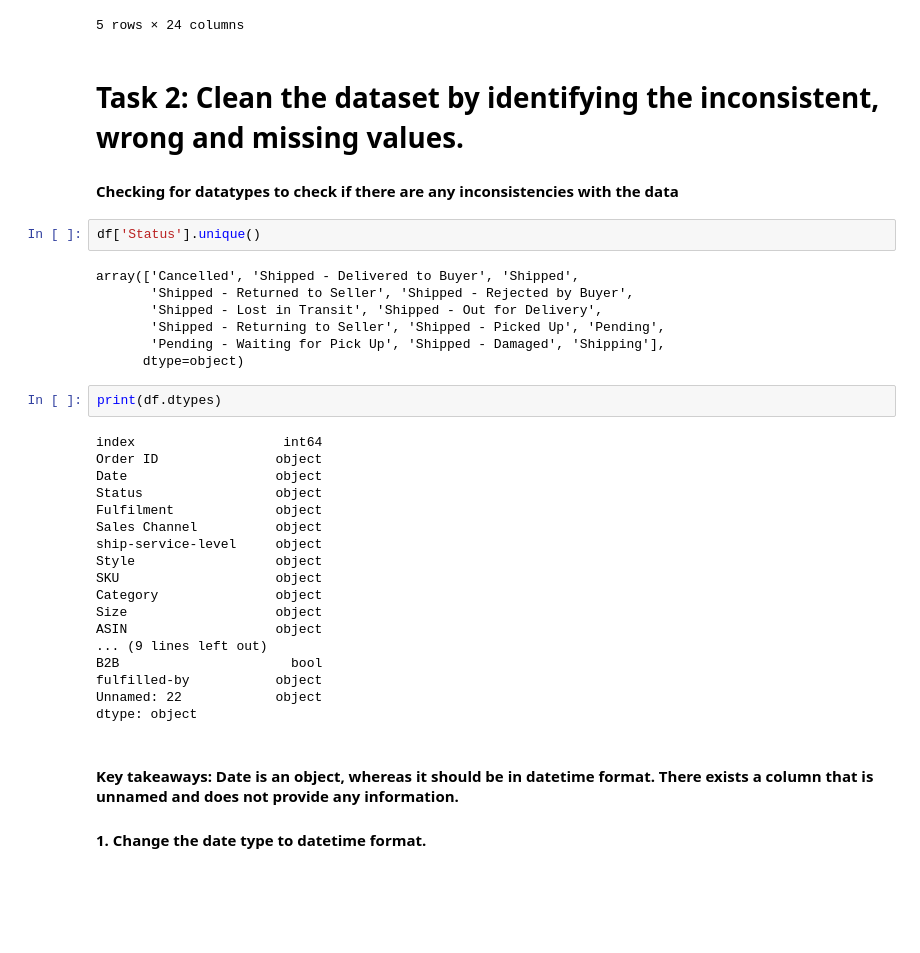
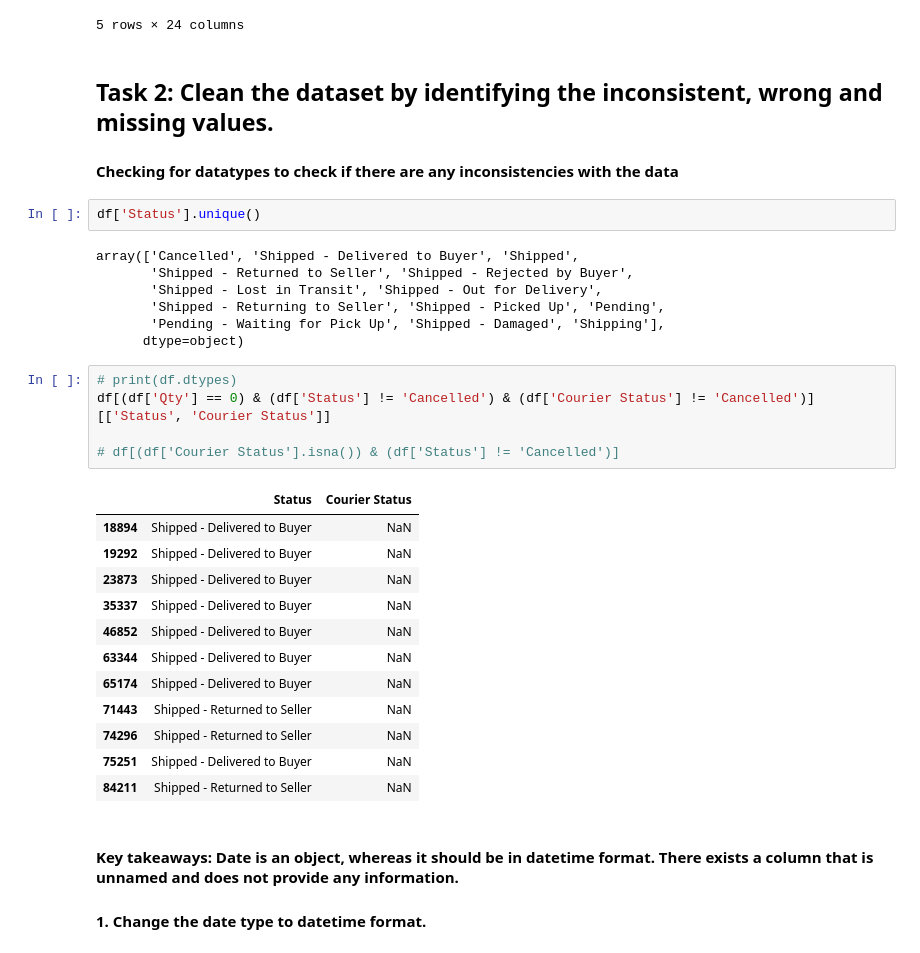
Before and after one commit to sayashhad/Data-Analyst-Internship-Assignment, a Jupyter notebook: Data_analysis.ipynb, the cells around one changed output. Cells and saved outputs as stored; diff of their text form; blank space fills up the shorter version.

```diff
--- a/Data_analysis.ipynb
+++ b/Data_analysis.ipynb
@@ -21,7 +21,7 @@ df.head()
 | 4 | 4 | 407-1069790-7240320 | 04-30-22 | Shipped | Amazon | Amazon.in | Expedited | JNE3671 | JNE3671-TU-XXXL | ... |
 5 rows × 24 columns
 # %% [markdown]
-# Task 2: Clean the dataset by identifying the inconsistent, wrong and missing values.
+## Task 2: Clean the dataset by identifying the inconsistent, wrong and missing values.
 
 #### Checking for datatypes to check if there are any inconsistencies with the data
 # %%
@@ -34,25 +34,23 @@ array(['Cancelled', 'Shipped - Delivered to Buyer', 'Shipped',
        'Pending - Waiting for Pick Up', 'Shipped - Damaged', 'Shipping'],
       dtype=object)
 # %%
-print(df.dtypes)
+# print(df.dtypes)
+df[(df['Qty'] == 0) & (df['Status'] != 'Cancelled') & (df['Courier Status'] != 'Cancelled')][['Status', 'Courier Status']]
+
+# df[(df['Courier Status'].isna()) & (df['Status'] != 'Cancelled')]
 # %% [output]
-index                   int64
-Order ID               object
-Date                   object
-Status                 object
-Fulfilment             object
-Sales Channel          object
-ship-service-level     object
-Style                  object
-SKU                    object
-Category               object
-Size                   object
-ASIN                   object
-... (9 lines left out)
-B2B                      bool
-fulfilled-by           object
-Unnamed: 22            object
-dtype: object
+|  | Status | Courier Status |
+| 18894 | Shipped - Delivered to Buyer | NaN |
+| 19292 | Shipped - Delivered to Buyer | NaN |
+| 23873 | Shipped - Delivered to Buyer | NaN |
+| 35337 | Shipped - Delivered to Buyer | NaN |
+| 46852 | Shipped - Delivered to Buyer | NaN |
+| 63344 | Shipped - Delivered to Buyer | NaN |
+| 65174 | Shipped - Delivered to Buyer | NaN |
+| 71443 | Shipped - Returned to Seller | NaN |
+| 74296 | Shipped - Returned to Seller | NaN |
+| 75251 | Shipped - Delivered to Buyer | NaN |
+| 84211 | Shipped - Returned to Seller | NaN |
 # %% [markdown]
 #### Key takeaways: Date is an object, whereas it should be in datetime format. There exists a column that is unnamed and does not provide any information.
 
```
Also changed, not shown: parts of 9 cells of this notebook, 2 other files.
